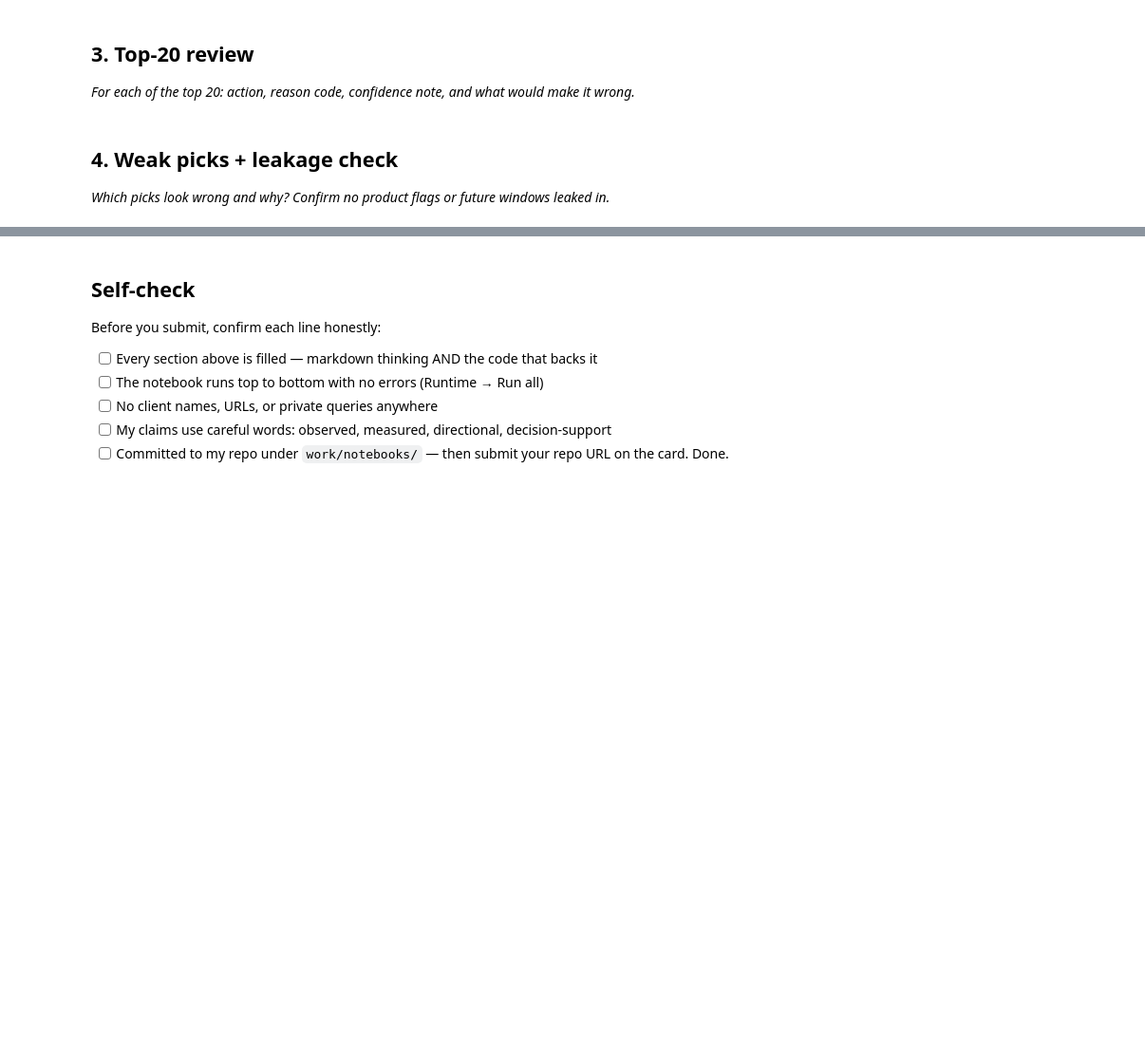
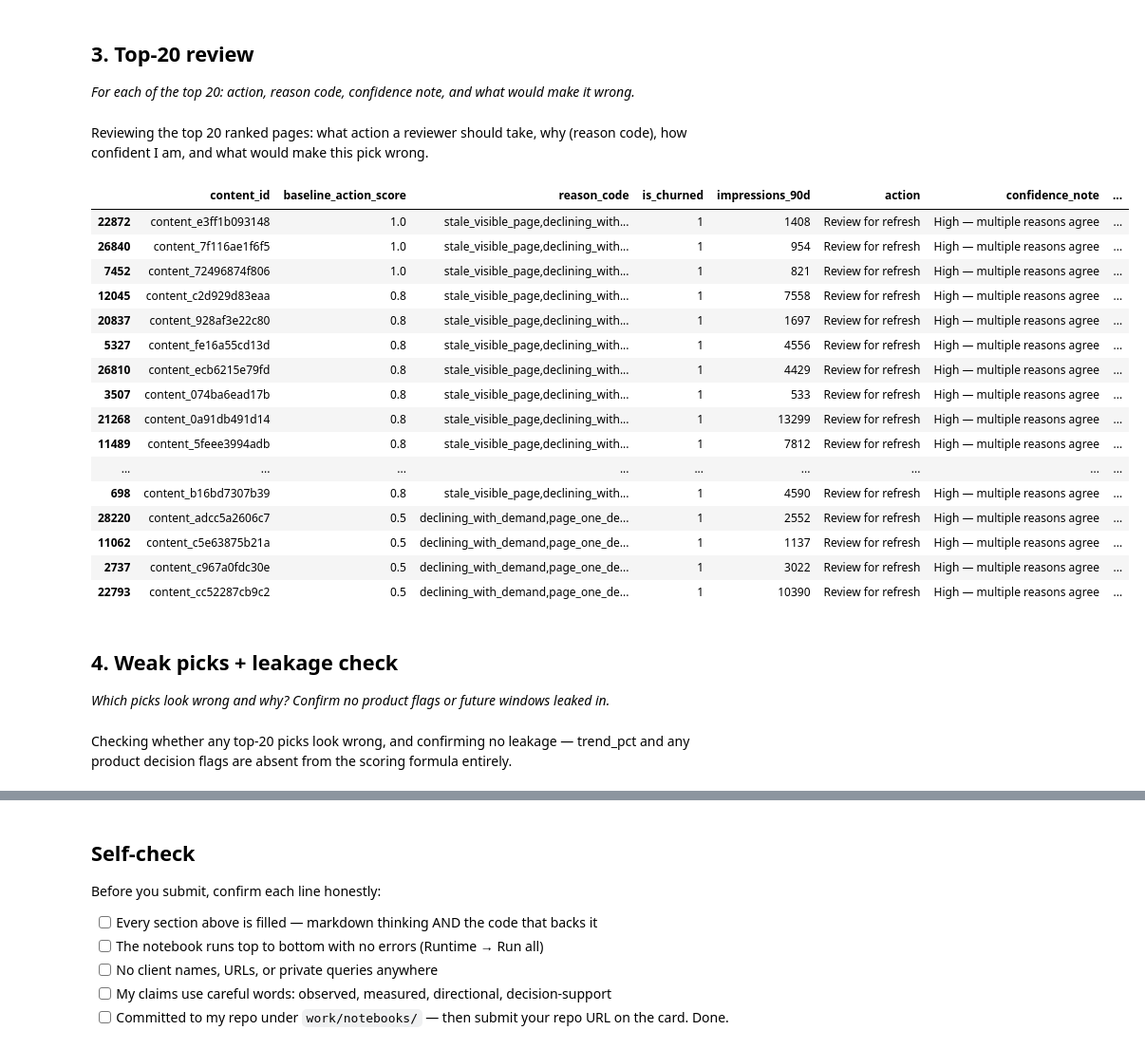
Before and after one commit to syedwaqasahmad/FlyRank-ML-Internship, a Jupyter notebook: work/notebooks/w04_baseline_score.ipynb, the cells around one changed output, grey strips where cells are left out. Shown at 95% size. Saved outputs shown, nothing was run; the diff lists cells and outputs as text; code cells hidden in the pictures; blank space fills up the shorter version.

```diff
--- a/work/notebooks/w04_baseline_score.ipynb
+++ b/work/notebooks/w04_baseline_score.ipynb
@@ -22,0 +41,28 @@ This skeleton is yours to fill. Work the sections **in order** — each one has
+# %%
+df["reason_stale_visible"] = ((df["days_since_last_update"] >= 180) & (df["impressions_90d"] >= 500)).astype(int)
+df["reason_declining_demand"] = ((df["trend_direction"].str.lower() == "down") & (df["impressions_90d"] >= 100)).astype(int)
+df["reason_position_decay"] = ((df["avg_position"] <= 10) & (df["content_age_days"] >= 180)).astype(int)
+
+df["baseline_action_score"] = (
+    0.5 * df["reason_stale_visible"] +
+    0.3 * df["reason_declining_demand"] +
+    0.2 * df["reason_position_decay"]
+)
+
+def reason_code(row):
+    codes = []
+    if row["reason_stale_visible"]: codes.append("stale_visible_page")
+    if row["reason_declining_demand"]: codes.append("declining_with_demand")
+    if row["reason_position_decay"]: codes.append("page_one_decay_risk")
+    return ",".join(codes) if codes else "none"
+
+df["reason_code"] = df.apply(reason_code, axis=1)
+
+ranked = df.sort_values("baseline_action_score", ascending=False)
+_os.makedirs("work/outputs", exist_ok=True)
+ranked[["content_id","baseline_action_score","reason_code","is_churned","impressions_90d",
+        "days_since_last_update","avg_position","trend_direction"]].to_csv(
+    "work/outputs/baseline_action_score.csv", index=False)
+
+print("Saved", len(ranked), "ranked rows to work/outputs/baseline_action_score.csv")
+print(ranked[["content_id","baseline_action_score","reason_code","is_churned"]].head(10))
@@ -30,3 +91,31 @@ This skeleton is yours to fill. Work the sections **in order** — each one has
+# %% [markdown]
+Reviewing the top 20 ranked pages: what action a reviewer should take, why (reason code), how confident I am, and what would make this pick wrong.
+# %%
+top20 = ranked.head(20)[["content_id","baseline_action_score","reason_code","is_churned","impressions_90d"]]
+top20["action"] = "Review for refresh"
+top20["confidence_note"] = top20["reason_code"].apply(
+    lambda r: "High — multiple reasons agree" if "," in r else "Medium — single signal"
+)
+top20["what_would_make_wrong"] = "If the page's decline is seasonal/temporary rather than structural, or if impressions_90d is inflated by a one-off spike."
+top20
+# %% [output]
+|  | content_id | baseline_action_score | reason_code | is_churned | impressions_90d | action | confidence_note | ... |
+| 22872 | content_e3ff1b093148 | 1.0 | stale_visible_page,declining_with... | 1 | 1408 | Review for refresh | High — multiple reasons agree | ... |
+| 26840 | content_7f116ae1f6f5 | 1.0 | stale_visible_page,declining_with... | 1 | 954 | Review for refresh | High — multiple reasons agree | ... |
+| 7452 | content_72496874f806 | 1.0 | stale_visible_page,declining_with... | 1 | 821 | Review for refresh | High — multiple reasons agree | ... |
+| 12045 | content_c2d929d83eaa | 0.8 | stale_visible_page,declining_with... | 1 | 7558 | Review for refresh | High — multiple reasons agree | ... |
+| 20837 | content_928af3e22c80 | 0.8 | stale_visible_page,declining_with... | 1 | 1697 | Review for refresh | High — multiple reasons agree | ... |
+| 5327 | content_fe16a55cd13d | 0.8 | stale_visible_page,declining_with... | 1 | 4556 | Review for refresh | High — multiple reasons agree | ... |
+| 26810 | content_ecb6215e79fd | 0.8 | stale_visible_page,declining_with... | 1 | 4429 | Review for refresh | High — multiple reasons agree | ... |
+| 3507 | content_074ba6ead17b | 0.8 | stale_visible_page,declining_with... | 1 | 533 | Review for refresh | High — multiple reasons agree | ... |
+| 21268 | content_0a91db491d14 | 0.8 | stale_visible_page,declining_with... | 1 | 13299 | Review for refresh | High — multiple reasons agree | ... |
+| 11489 | content_5feee3994adb | 0.8 | stale_visible_page,declining_with... | 1 | 7812 | Review for refresh | High — multiple reasons agree | ... |
+| ... | ... | ... | ... | ... | ... | ... | ... | ... |
+| 698 | content_b16bd7307b39 | 0.8 | stale_visible_page,declining_with... | 1 | 4590 | Review for refresh | High — multiple reasons agree | ... |
+| 28220 | content_adcc5a2606c7 | 0.5 | declining_with_demand,page_one_de... | 1 | 2552 | Review for refresh | High — multiple reasons agree | ... |
+| 11062 | content_c5e63875b21a | 0.5 | declining_with_demand,page_one_de... | 1 | 1137 | Review for refresh | High — multiple reasons agree | ... |
+| 2737 | content_c967a0fdc30e | 0.5 | declining_with_demand,page_one_de... | 1 | 3022 | Review for refresh | High — multiple reasons agree | ... |
+| 22793 | content_cc52287cb9c2 | 0.5 | declining_with_demand,page_one_de... | 1 | 10390 | Review for refresh | High — multiple reasons agree | ... |
 # %% [markdown]
 ## 4. Weak picks + leakage check
 
@@ -36,0 +123,2 @@ This skeleton is yours to fill. Work the sections **in order** — each one has
+# %% [markdown]
+Checking whether any top-20 picks look wrong, and confirming no leakage — trend_pct and any product decision flags are absent from the scoring formula entirely.
```
Also changed, not shown: parts of 9 cells of this notebook.
